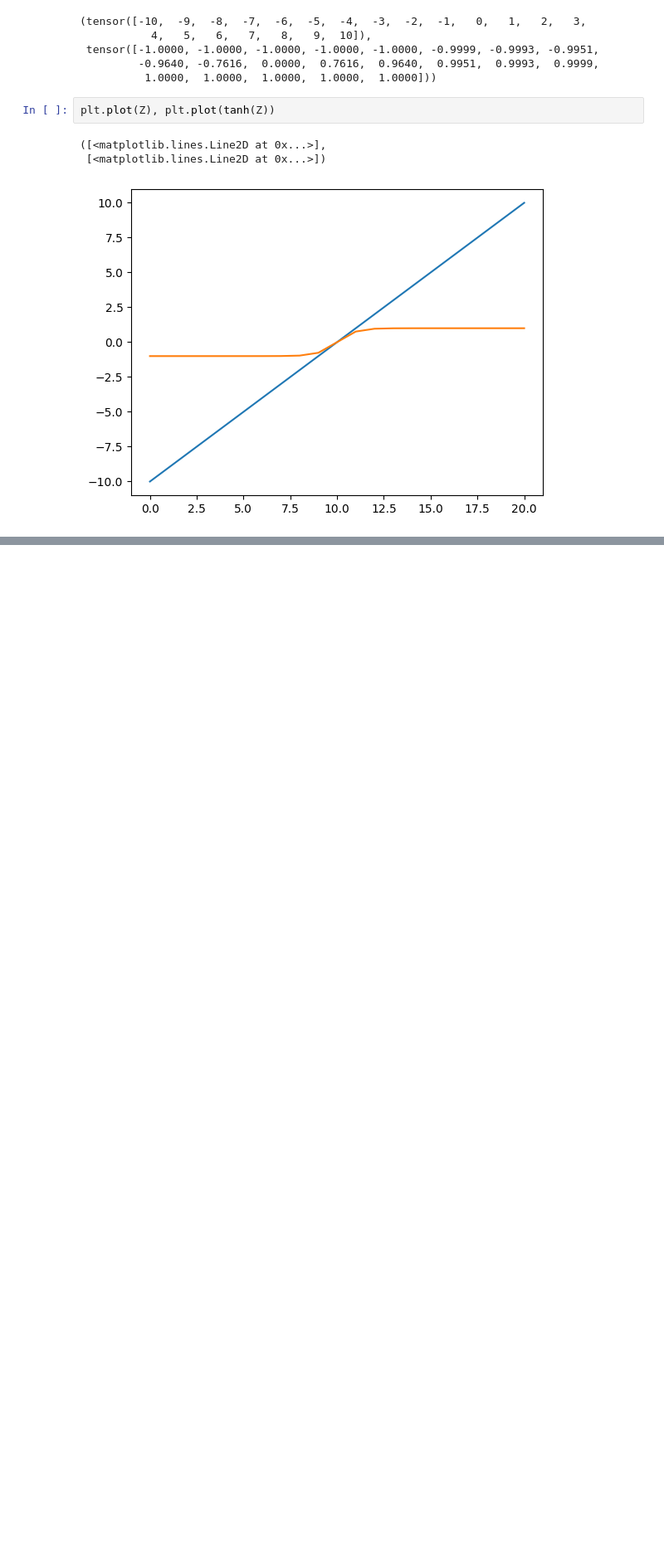
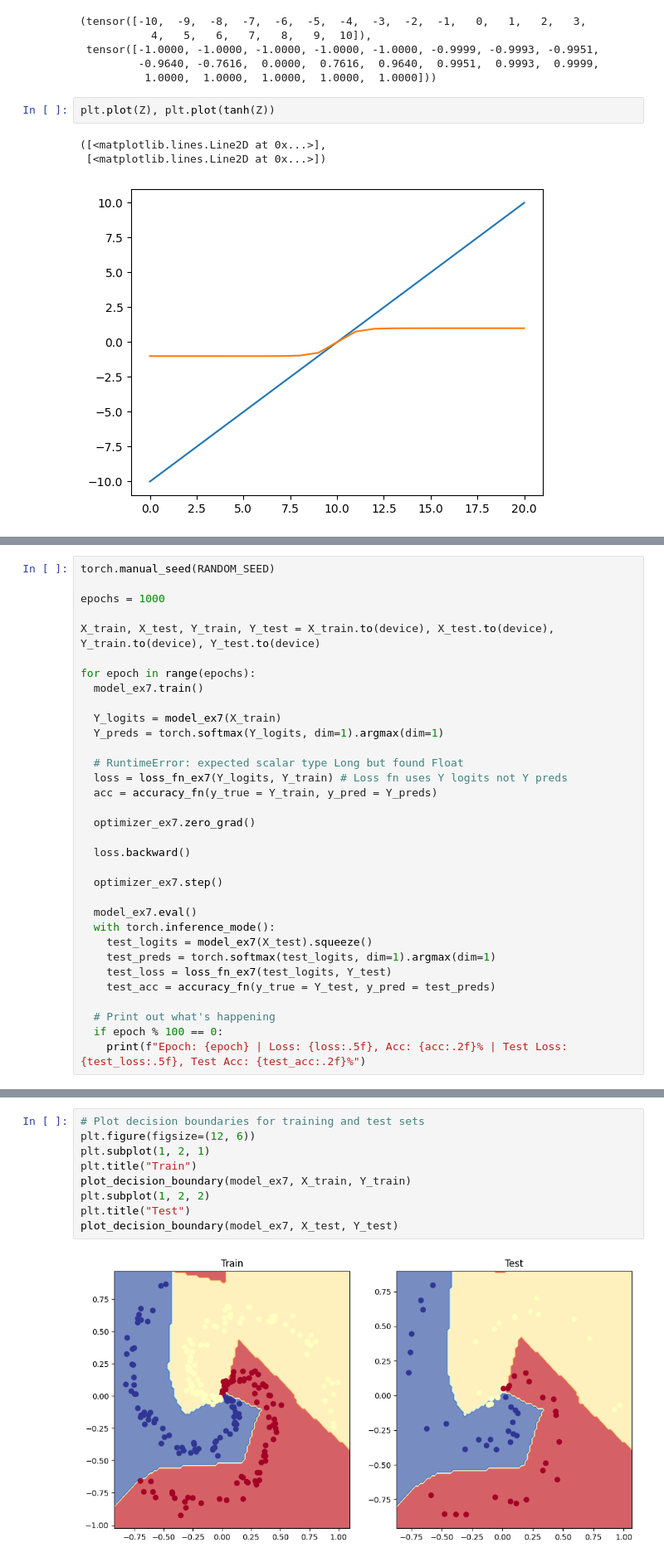
Before and after one commit to tanvircr7/meh, a Jupyter notebook: 02_CODE_pytorch_dbourke.ipynb, the cells around one changed output, grey strips where cells are left out. Shown at 83% size. Cells and saved outputs as stored; diff of their text form; blank space fills up the shorter version.

```diff
--- a/02_CODE_pytorch_dbourke.ipynb
+++ b/02_CODE_pytorch_dbourke.ipynb
@@ -1398,0 +1540,33 @@ Construct a model capable of fitting the data (you may need a combination of lin
+# %%
+torch.manual_seed(RANDOM_SEED)
+
+epochs = 1000
+
+X_train, X_test, Y_train, Y_test = X_train.to(device), X_test.to(device), Y_train.to(device), Y_test.to(device)
+
+for epoch in range(epochs):
+  model_ex7.train()
+
+  Y_logits = model_ex7(X_train)
+  Y_preds = torch.softmax(Y_logits, dim=1).argmax(dim=1)
+
+  # RuntimeError: expected scalar type Long but found Float
+  loss = loss_fn_ex7(Y_logits, Y_train) # Loss fn uses Y logits not Y preds
+  acc = accuracy_fn(y_true = Y_train, y_pred = Y_preds)
+
+  optimizer_ex7.zero_grad()
+
+  loss.backward()
+
+  optimizer_ex7.step()
+
+  model_ex7.eval()
+  with torch.inference_mode():
+    test_logits = model_ex7(X_test).squeeze()
+    test_preds = torch.softmax(test_logits, dim=1).argmax(dim=1)
+    test_loss = loss_fn_ex7(test_logits, Y_test)
+    test_acc = accuracy_fn(y_true = Y_test, y_pred = test_preds)
+
+  # Print out what's happening
+  if epoch % 100 == 0:
+    print(f"Epoch: {epoch} | Loss: {loss:.5f}, Acc: {acc:.2f}% | Test Loss: {test_loss:.5f}, Test Acc: {test_acc:.2f}%")
@@ -1398,0 +1584,11 @@ Construct a model capable of fitting the data (you may need a combination of lin
+# %%
+# Plot decision boundaries for training and test sets
+plt.figure(figsize=(12, 6))
+plt.subplot(1, 2, 1)
+plt.title("Train")
+plot_decision_boundary(model_ex7, X_train, Y_train)
+plt.subplot(1, 2, 2)
+plt.title("Test")
+plot_decision_boundary(model_ex7, X_test, Y_test)
+# %% [output]
+[figure, added]
```
Also changed, not shown: parts of 16 cells of this notebook.
